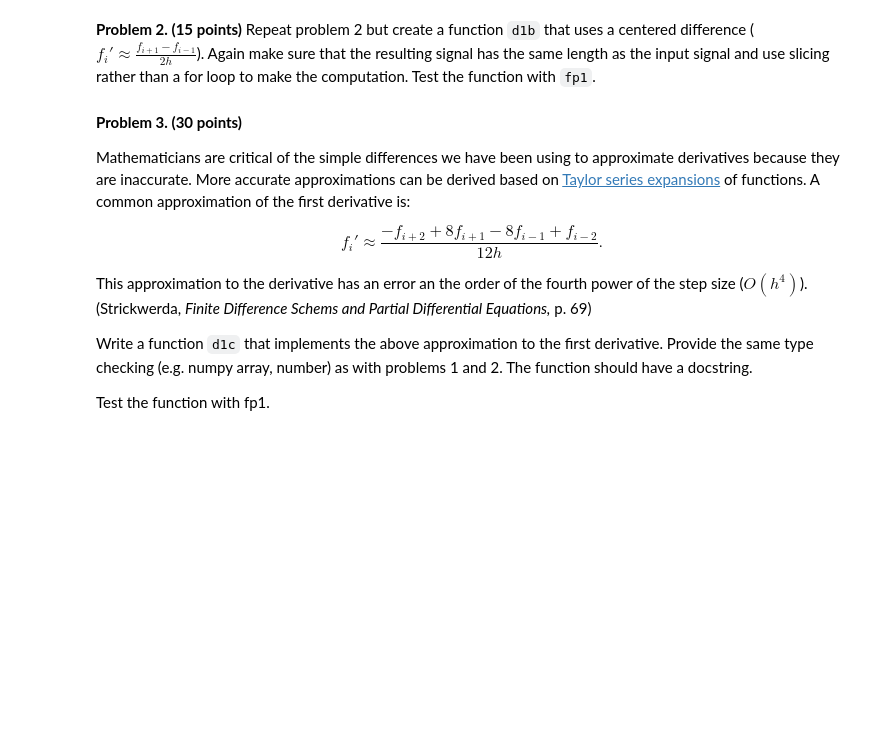
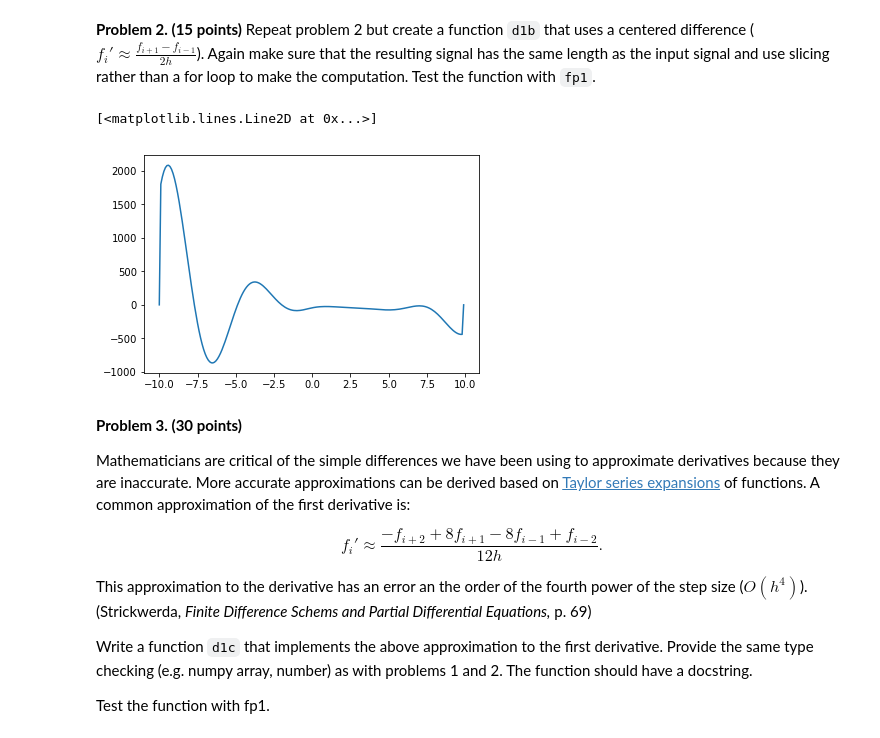
Before and after one commit to rcw712/rcw712, a Jupyter notebook: m9_calculus_review/m9_calculus.ipynb, the cells around one changed output. Saved outputs shown, nothing was run; the diff lists cells and outputs as text; code cells hidden in the pictures; blank space fills up the shorter version.

```diff
--- a/m9_calculus_review/m9_calculus.ipynb
+++ b/m9_calculus_review/m9_calculus.ipynb
@@ -70,3 +86,23 @@ plt.plot(tt, d1b(fp1(tt), h=0.1))
+# %%
+import numbers as nm
+
+def d1b(tt,h=1):
+
+    "This function (named d1a) computes the first derivative of a 1-D numpy array using a centered difference"
+    if h<0:
+        raise ValueError
+    elif isinstance(h,nm.Number) and isinstance(tt,np.ndarray):
+        n02 = np.zeros(shape=(len(tt)))
+        n02[1:-1]=((tt[2:]-tt[0:-2])/(2*h))
+        return n02
+    else:
+        raise TypeError
+
+
+plt.plot(tt, d1b(fp1(tt), h=0.1))
+# %% [output]
+[<matplotlib.lines.Line2D at 0x...>]
+[figure, added]
 # %%
 assert_equal(len(d1b(fp1(tt), h=0.1)), len(tt))
 # %%
```
Also changed, not shown: parts of 16 cells of this notebook.
